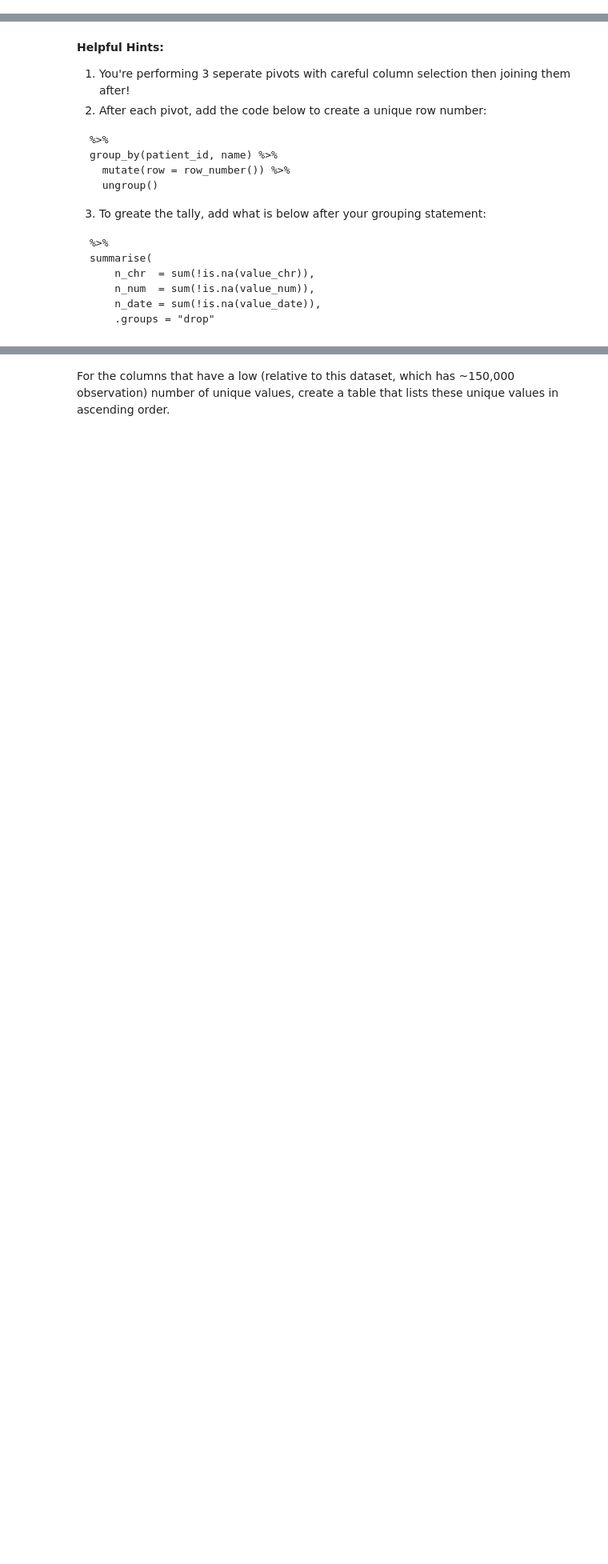
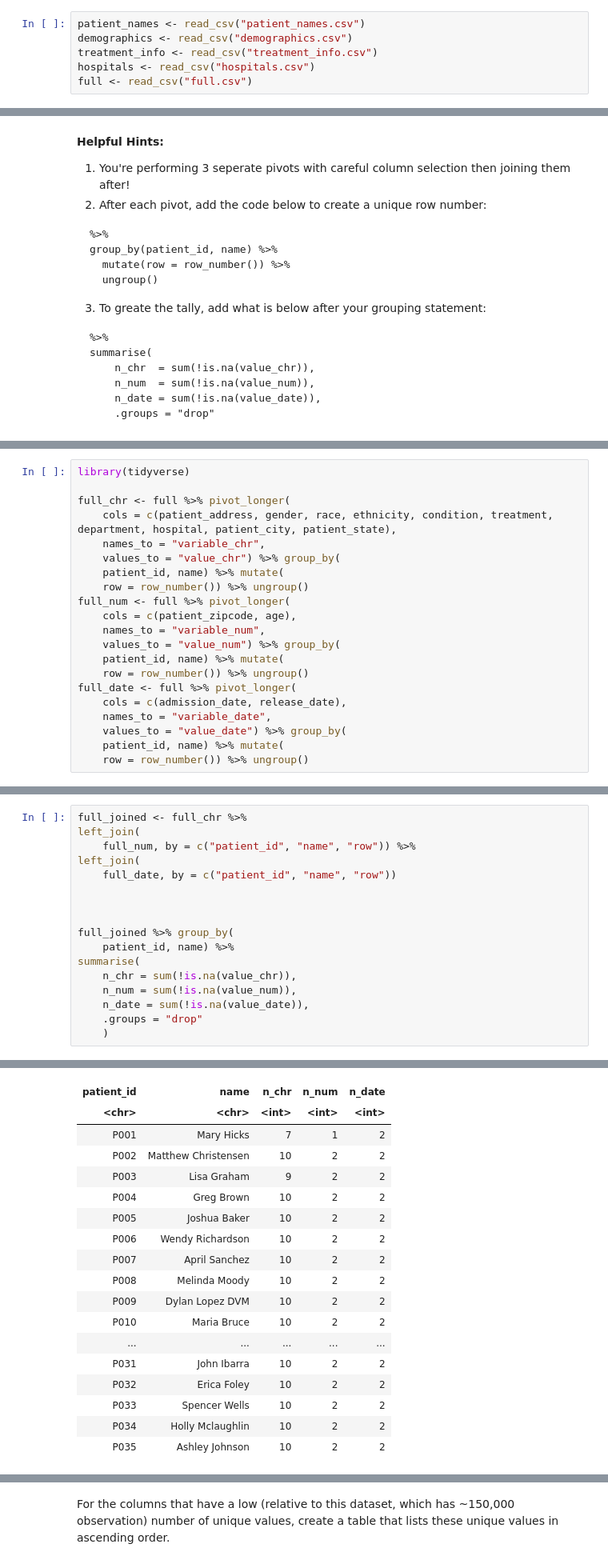
Before and after one commit to AlexisBryant-25/BIOS______512, a Jupyter notebook: Homework04/MyHW/BIOS512_HW4_Alexis.ipynb, the cells around one changed output, grey strips where cells are left out. Shown at 80% size. Saved outputs shown, nothing was run; the diff lists cells and outputs as text; blank space fills up the shorter version.

```diff
--- a/Homework04/MyHW/BIOS512_HW4_Alexis.ipynb
+++ b/Homework04/MyHW/BIOS512_HW4_Alexis.ipynb
@@ -116,0 +117,6 @@ b) Check out the columns and their variable types using one of R's tibble summar
+# %%
+patient_names <- read_csv("patient_names.csv")
+demographics <- read_csv("demographics.csv")
+treatment_info <- read_csv("treatment_info.csv")
+hospitals <- read_csv("hospitals.csv")
+full <- read_csv("full.csv")
@@ -141,0 +224,21 @@ summarise(
+# %%
+library(tidyverse)
+
+full_chr <- full %>% pivot_longer(
+    cols = c(patient_address, gender, race, ethnicity, condition, treatment, department, hospital, patient_city, patient_state),
+    names_to = "variable_chr",
+    values_to = "value_chr") %>% group_by(
+    patient_id, name) %>% mutate(
+    row = row_number()) %>% ungroup()
+full_num <- full %>% pivot_longer(
+    cols = c(patient_zipcode, age),
+    names_to = "variable_num",
+    values_to = "value_num") %>% group_by(
+    patient_id, name) %>% mutate(
+    row = row_number()) %>% ungroup()
+full_date <- full %>% pivot_longer(
+    cols = c(admission_date, release_date),
+    names_to = "variable_date",
+    values_to = "value_date") %>% group_by(
+    patient_id, name) %>% mutate(
+    row = row_number()) %>% ungroup()
@@ -141,0 +247,18 @@ summarise(
+# %%
+full_joined <- full_chr %>%
+left_join(
+    full_num, by = c("patient_id", "name", "row")) %>%
+left_join(
+    full_date, by = c("patient_id", "name", "row"))
+
+
+
+full_joined %>% group_by(
+    patient_id, name) %>%
+summarise(
+    n_chr = sum(!is.na(value_chr)),
+    n_num = sum(!is.na(value_num)),
+    n_date = sum(!is.na(value_date)),
+    .groups = "drop"
+    )
+# %% [output]
@@ -142,3 +266,21 @@ summarise(
+| patient_id | name | n_chr | n_num | n_date |
+| <chr> | <chr> | <int> | <int> | <int> |
+| P001 | Mary Hicks | 7 | 1 | 2 |
+| P002 | Matthew Christensen | 10 | 2 | 2 |
+| P003 | Lisa Graham | 9 | 2 | 2 |
+| P004 | Greg Brown | 10 | 2 | 2 |
+| P005 | Joshua Baker | 10 | 2 | 2 |
+| P006 | Wendy Richardson | 10 | 2 | 2 |
+| P007 | April Sanchez | 10 | 2 | 2 |
+| P008 | Melinda Moody | 10 | 2 | 2 |
+| P009 | Dylan Lopez DVM | 10 | 2 | 2 |
+| P010 | Maria Bruce | 10 | 2 | 2 |
+| ... | ... | ... | ... | ... |
+| P031 | John Ibarra | 10 | 2 | 2 |
+| P032 | Erica Foley | 10 | 2 | 2 |
+| P033 | Spencer Wells | 10 | 2 | 2 |
+| P034 | Holly Mclaughlin | 10 | 2 | 2 |
+| P035 | Ashley Johnson | 10 | 2 | 2 |
 # %% [markdown]
 ## Question 5
 Match patient names to the name of the hospital they were treated at.
```
Also changed, not shown: parts of 9 cells of this notebook, 5 other files.
